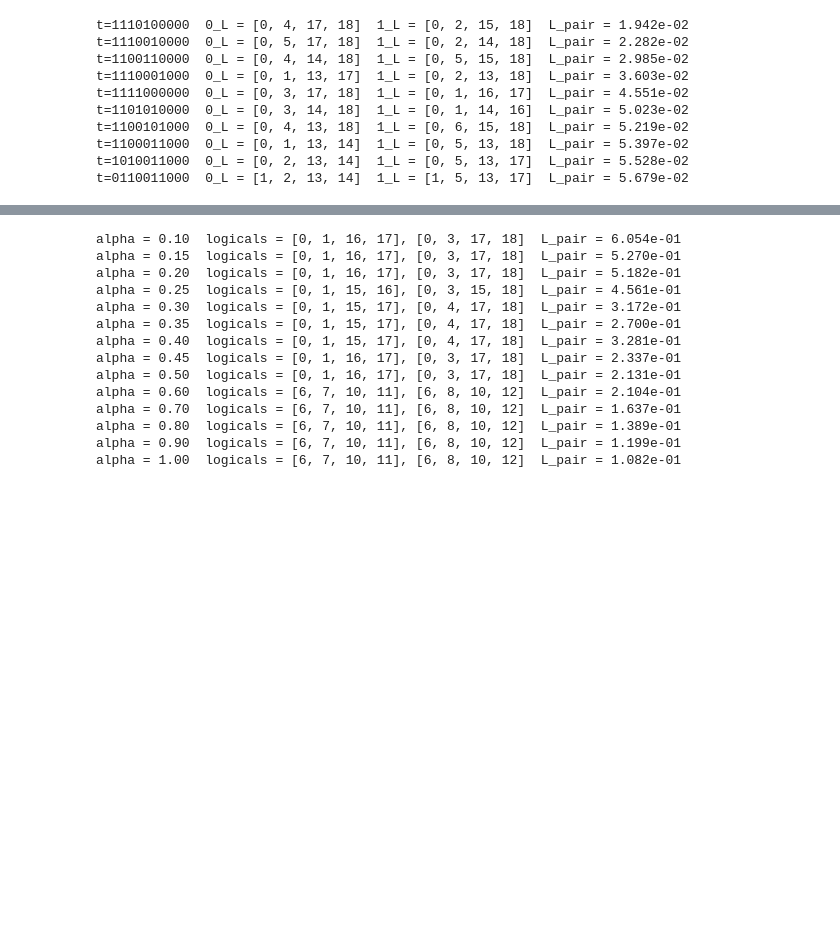
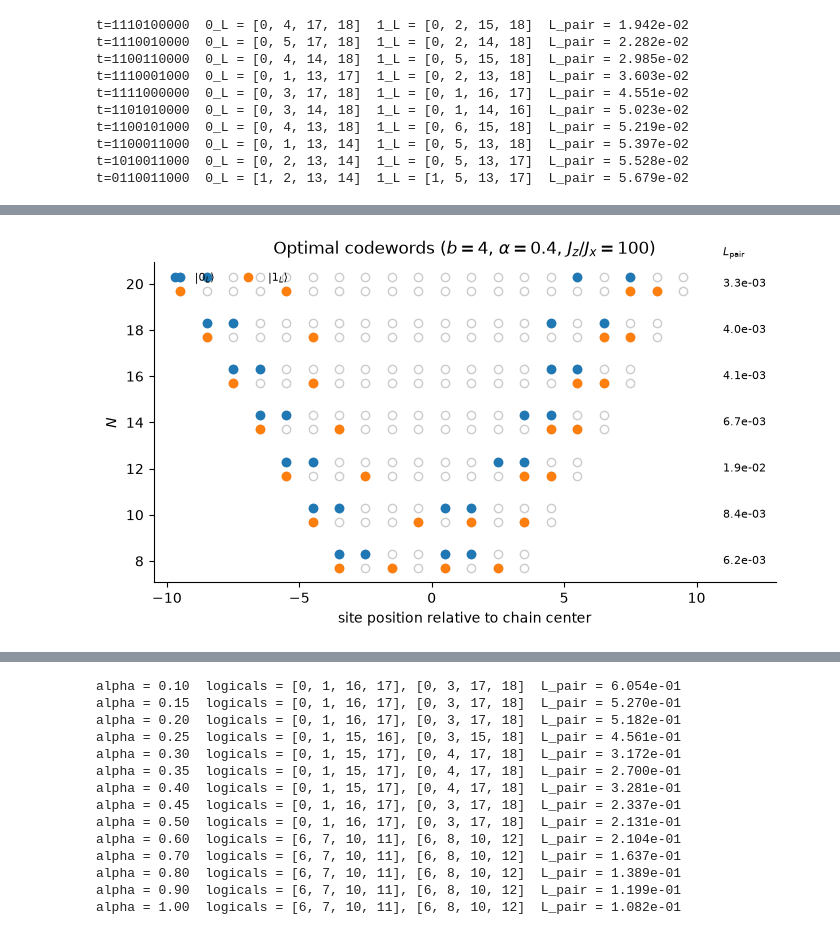
Before and after one commit to Shreyas-phys/Confinement-and-DFS, a Jupyter notebook: codeword_optimization.ipynb, the cells around one changed output, grey strips where cells are left out. Drawn from its saved outputs; the diff is of its cells as text; code cells hidden in the pictures; blank space fills up the shorter version.

```diff
--- a/codeword_optimization.ipynb
+++ b/codeword_optimization.ipynb
@@ -366,0 +463,79 @@ alpha = 1.00  logicals = [7, 8, 11, 12], [7, 9, 11, 13]  L_pair = 1.126e-03
+# %%
+import matplotlib.pyplot as plt
+
+# ---------------- optimal pair for each N ----------------
+b, alpha, Jz, Jx = 4, 0.4, 1.0, 0.01
+Ns = [8, 10, 12, 14, 16, 18, 20] #, 22, 24, 26, 28
+
+def find_best_pair(rows):
+    """Best logical pair among all codewords in rows: returns (pair, L_pair)."""
+    # group codewords by assignment t
+    groups = {}
+    for r in rows:
+        t = r["t"]
+        if t not in groups:
+            groups[t] = []
+        groups[t].append(r)
+
+    # best pair inside each t, then the best pair overall
+    pair_out = None
+    L_out = None
+    for t in groups:
+        words = groups[t]
+        words.sort(key=lambda r: r["L_ED"])
+        L_pair = words[1]["L_ED"]                     # worse of the two best codewords
+        if L_out is None or L_pair < L_out:
+            L_out = L_pair
+            pair_out = sorted([tuple(words[0]["occS"]), tuple(words[1]["occS"])])
+    return tuple(pair_out), L_out
+
+optimal = []                                   # (N, occ of 0_L, occ of 1_L, L_pair)
+for N in Ns:
+    rows = leakage_ED(N, b, alpha, Jz, Jx)
+    pair, L_pair = find_best_pair(rows)
+    optimal.append((N, pair[0], pair[1], L_pair))
+    print(f"N = {N:2d}  0_L = {one_indexed(pair[0])}  1_L = {one_indexed(pair[1])}  L_pair = {L_pair:.2e}")
+
+# ---------------- plot: one pair of rows per N, sites centered on the chain midpoint ----------------
+fig, ax = plt.subplots(figsize=(7, 0.45 * len(Ns) + 1))
+gap = 0.3                                      # vertical offset between the 0_L and 1_L rows
+
+for k in range(len(optimal)):
+    N, occ0, occ1, L_pair = optimal[k]
+    y = k                                      # row position for this N
+
+    for i in range(N):                         # i is 0-indexed internally
+        x = i - (N - 1) / 2                    # center the chain at x = 0
+
+        # empty sites: faint circles
+        ax.plot(x, y + gap / 2, "o", markersize=6, markerfacecolor="none", markeredgecolor="0.8")
+        ax.plot(x, y - gap / 2, "o", markersize=6, markerfacecolor="none", markeredgecolor="0.8")
+
+        # occupied sites
+        if i in occ0:
+            ax.plot(x, y + gap / 2, "o", markersize=6, color="C0")
+        if i in occ1:
+            ax.plot(x, y - gap / 2, "o", markersize=6, color="C1")
+
+    # leakage of this pair, printed to the right of the row
+    ax.text(Ns[-1] / 2 + 1, y, f"{L_pair:.1e}", va="center", fontsize=8)
+
+# legend entries
+ax.plot([], [], "o", color="C0", label=r"$|0_L\rangle$")
+ax.plot([], [], "o", color="C1", label=r"$|1_L\rangle$")
+
+ax.set_yticks(range(len(Ns)))
+ax.set_yticklabels([str(N) for N in Ns])
+ax.set_ylabel(r"$N$")
+ax.set_xlabel("site position relative to chain center")
+ax.set_xlim(-Ns[-1] / 2 - 0.5, Ns[-1] / 2 + 3)
+ax.set_title(rf"Optimal codewords ($b={b}$, $\alpha={alpha}$, $J_z/J_x={Jz/Jx:g}$)")
+ax.text(Ns[-1] / 2 + 1, len(Ns) - 0.4, r"$L_{\rm pair}$", fontsize=8)
+ax.legend(loc="upper left", fontsize=8, frameon=False, ncol=2)
+for side in ["top", "right"]:
+    ax.spines[side].set_visible(False)
+
+fig.tight_layout()
+fig.savefig("plt/optimal_codewords_vs_N.pdf")
+plt.show()
+# %% [output]
@@ -366,0 +549 @@ alpha = 1.00  logicals = [7, 8, 11, 12], [7, 9, 11, 13]  L_pair = 1.126e-03
+[figure, added]
```
Also changed, not shown: parts of 6 cells of this notebook, 4 other files.
